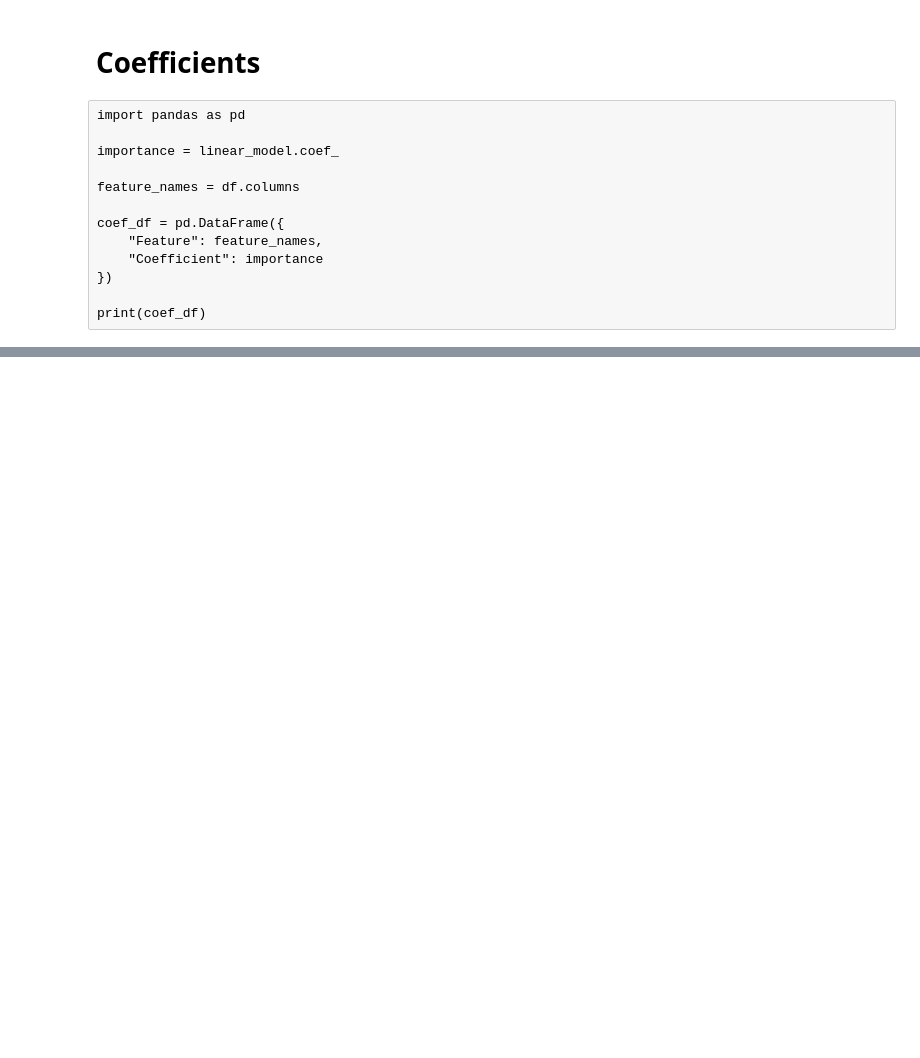
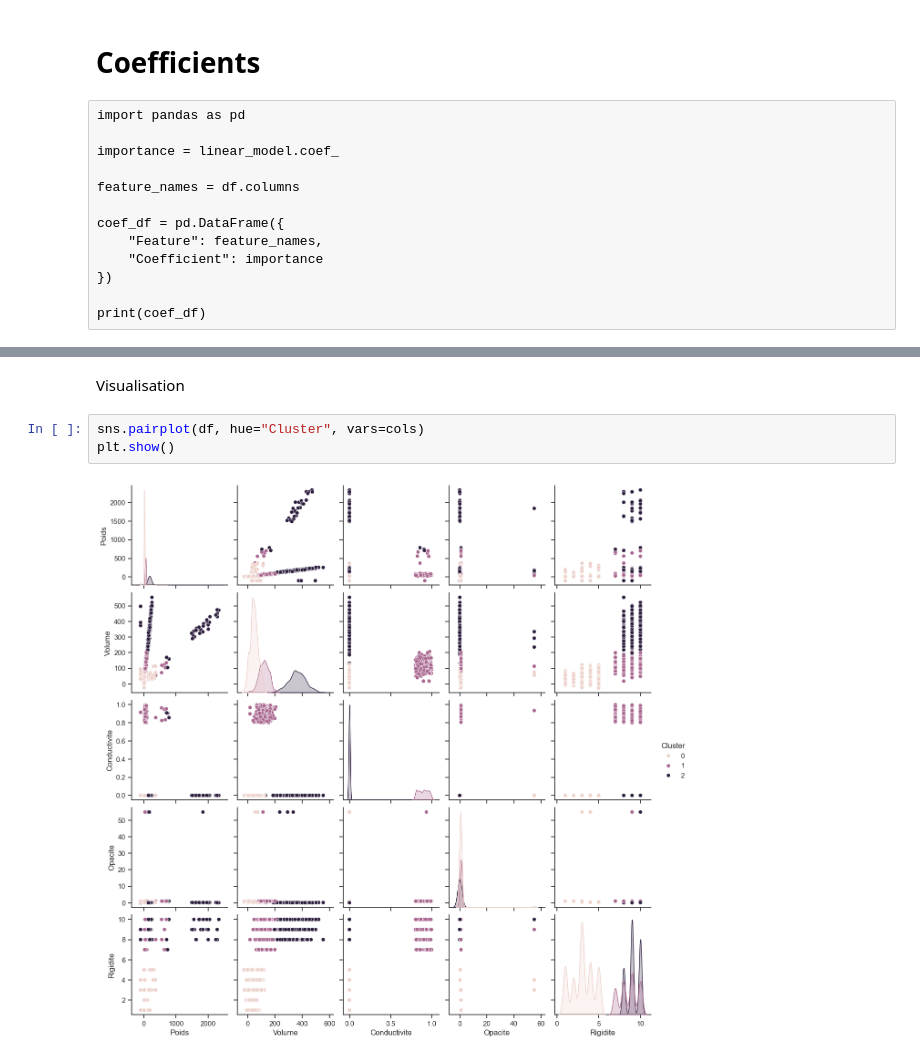
Before and after one commit to Test123599/ECOML, a Jupyter notebook: TpStandard - Copie.ipynb, the cells around one changed output, grey strips where cells are left out. Drawn from its saved outputs; the diff is of its cells as text; blank space fills up the shorter version.

```diff
--- a/TpStandard - Copie.ipynb
+++ b/TpStandard - Copie.ipynb
@@ -1282,0 +1373,7 @@ print(coef_df)
+# %% [markdown]
+Visualisation
+# %%
+sns.pairplot(df, hue="Cluster", vars=cols)
+plt.show()
+# %% [output]
+[figure, added]
```
Also changed, not shown: parts of 51 cells of this notebook, 5 other files.
